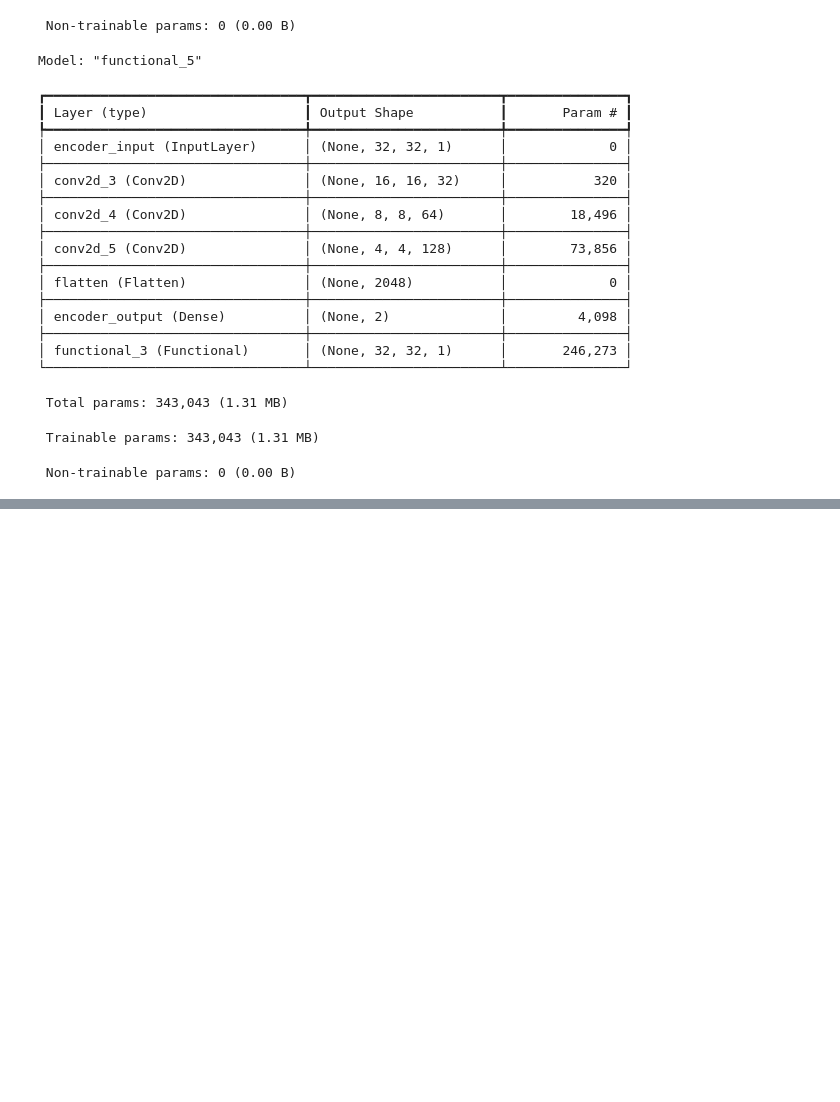
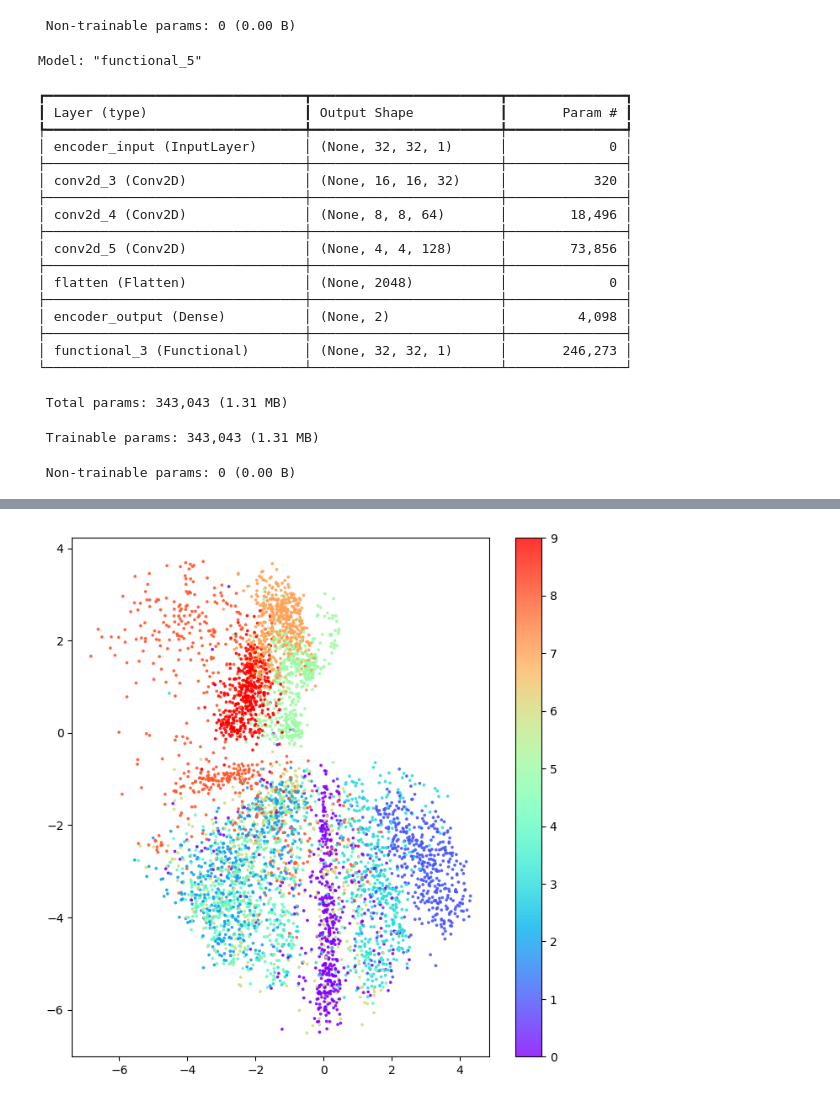
Before and after one commit to daemonX10/Generative-Deep-Learning, a Jupyter notebook: 01_Auto_encoder.ipynb, the cells around one changed output, grey strips where cells are left out. Drawn from its saved outputs; the diff is of its cells as text; code cells hidden in the pictures; blank space fills up the shorter version.

```diff
--- a/01_Auto_encoder.ipynb
+++ b/01_Auto_encoder.ipynb
@@ -233,0 +281,19 @@ example_labels = y_test[:n_to_predict]
+# %%
+
+# Colour the embeddings by their label (clothing type - see table)
+example_labels = y_test[:n_to_predict]
+
+figsize = 8
+plt.figure(figsize=(figsize, figsize))
+plt.scatter(
+    embeddings[:, 0],
+    embeddings[:, 1],
+    cmap="rainbow",
+    c=example_labels,
+    alpha=0.8,
+    s=3,
+)
+plt.colorbar()
+plt.show()
+# %% [output]
+[figure, added]
```
Also changed, not shown: parts of 8 cells of this notebook.
